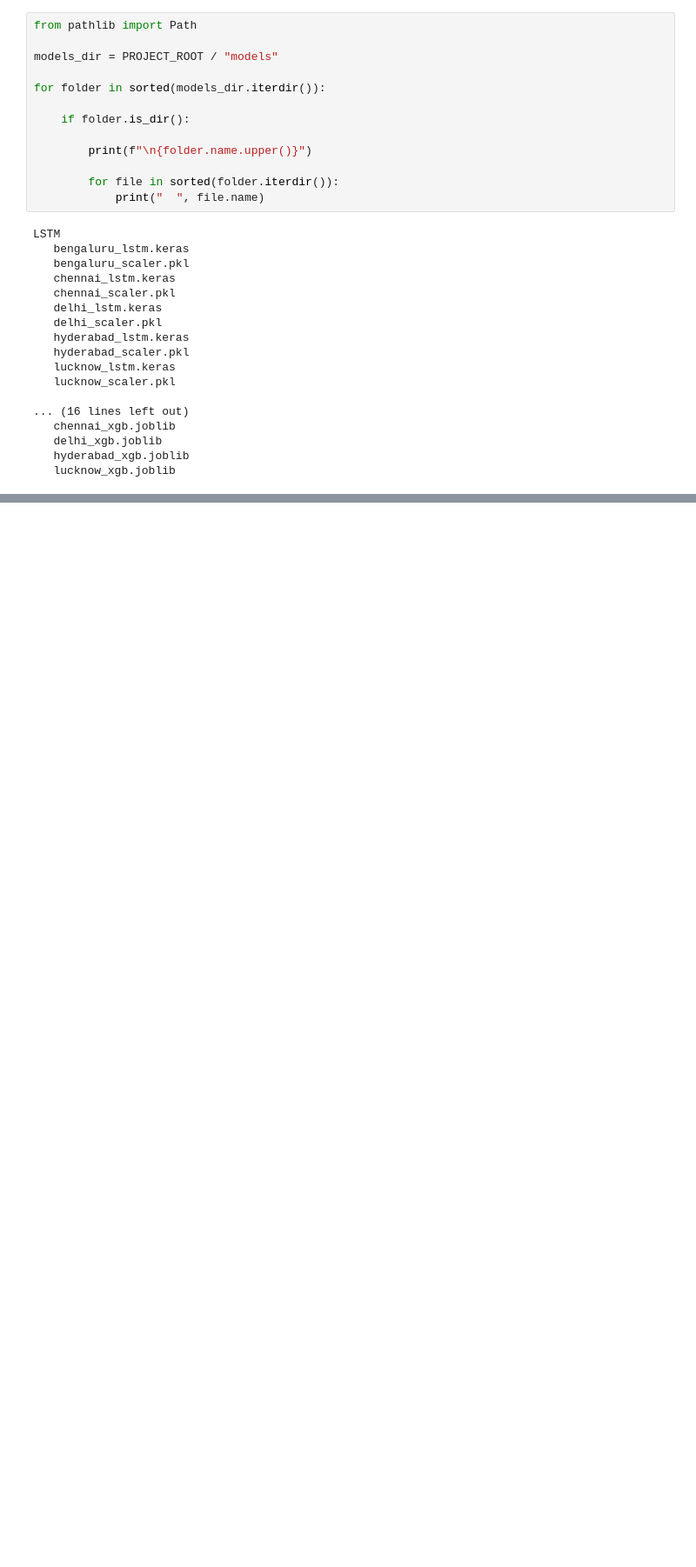
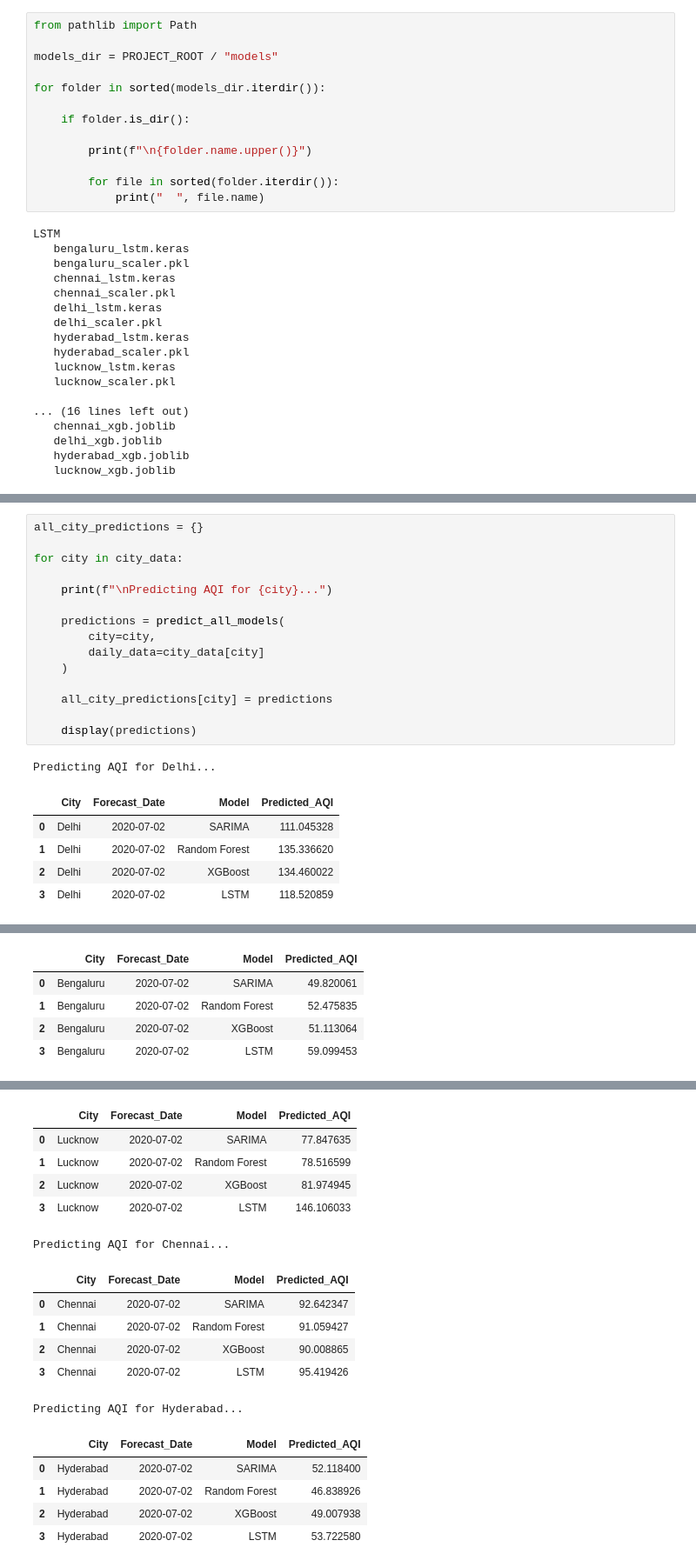
Before and after one commit to hammadhussain0811-crypto/AQI-Forecasting-System, a Jupyter notebook: notebooks/01_eda.ipynb, the cells around one changed output, grey strips where cells are left out. Shown at 87% size. Saved outputs shown, nothing was run; the diff lists cells and outputs as text; blank space fills up the shorter version.

```diff
--- a/notebooks/01_eda.ipynb
+++ b/notebooks/01_eda.ipynb
@@ -1571,0 +1622,22 @@ LSTM
+# %%
+all_city_predictions = {}
+
+for city in city_data:
+
+    print(f"\nPredicting AQI for {city}...")
+
+    predictions = predict_all_models(
+        city=city,
+        daily_data=city_data[city]
+    )
+
+    all_city_predictions[city] = predictions
+
+    display(predictions)
+# %% [output]
+Predicting AQI for Delhi...
+|  | City | Forecast_Date | Model | Predicted_AQI |
+| 0 | Delhi | 2020-07-02 | SARIMA | 111.045328 |
+| 1 | Delhi | 2020-07-02 | Random Forest | 135.336620 |
+| 2 | Delhi | 2020-07-02 | XGBoost | 134.460022 |
+| 3 | Delhi | 2020-07-02 | LSTM | 118.520859 |
@@ -1571,0 +1646,5 @@ LSTM
+|  | City | Forecast_Date | Model | Predicted_AQI |
+| 0 | Bengaluru | 2020-07-02 | SARIMA | 49.820061 |
+| 1 | Bengaluru | 2020-07-02 | Random Forest | 52.475835 |
+| 2 | Bengaluru | 2020-07-02 | XGBoost | 51.113064 |
+| 3 | Bengaluru | 2020-07-02 | LSTM | 59.099453 |
@@ -1571,0 +1653,17 @@ LSTM
+|  | City | Forecast_Date | Model | Predicted_AQI |
+| 0 | Lucknow | 2020-07-02 | SARIMA | 77.847635 |
+| 1 | Lucknow | 2020-07-02 | Random Forest | 78.516599 |
+| 2 | Lucknow | 2020-07-02 | XGBoost | 81.974945 |
+| 3 | Lucknow | 2020-07-02 | LSTM | 146.106033 |
+Predicting AQI for Chennai...
+|  | City | Forecast_Date | Model | Predicted_AQI |
+| 0 | Chennai | 2020-07-02 | SARIMA | 92.642347 |
+| 1 | Chennai | 2020-07-02 | Random Forest | 91.059427 |
+| 2 | Chennai | 2020-07-02 | XGBoost | 90.008865 |
+| 3 | Chennai | 2020-07-02 | LSTM | 95.419426 |
+Predicting AQI for Hyderabad...
+|  | City | Forecast_Date | Model | Predicted_AQI |
+| 0 | Hyderabad | 2020-07-02 | SARIMA | 52.118400 |
+| 1 | Hyderabad | 2020-07-02 | Random Forest | 46.838926 |
+| 2 | Hyderabad | 2020-07-02 | XGBoost | 49.007938 |
+| 3 | Hyderabad | 2020-07-02 | LSTM | 53.722580 |
```
Also changed, not shown: parts of 6 cells of this notebook, 4 other files.
